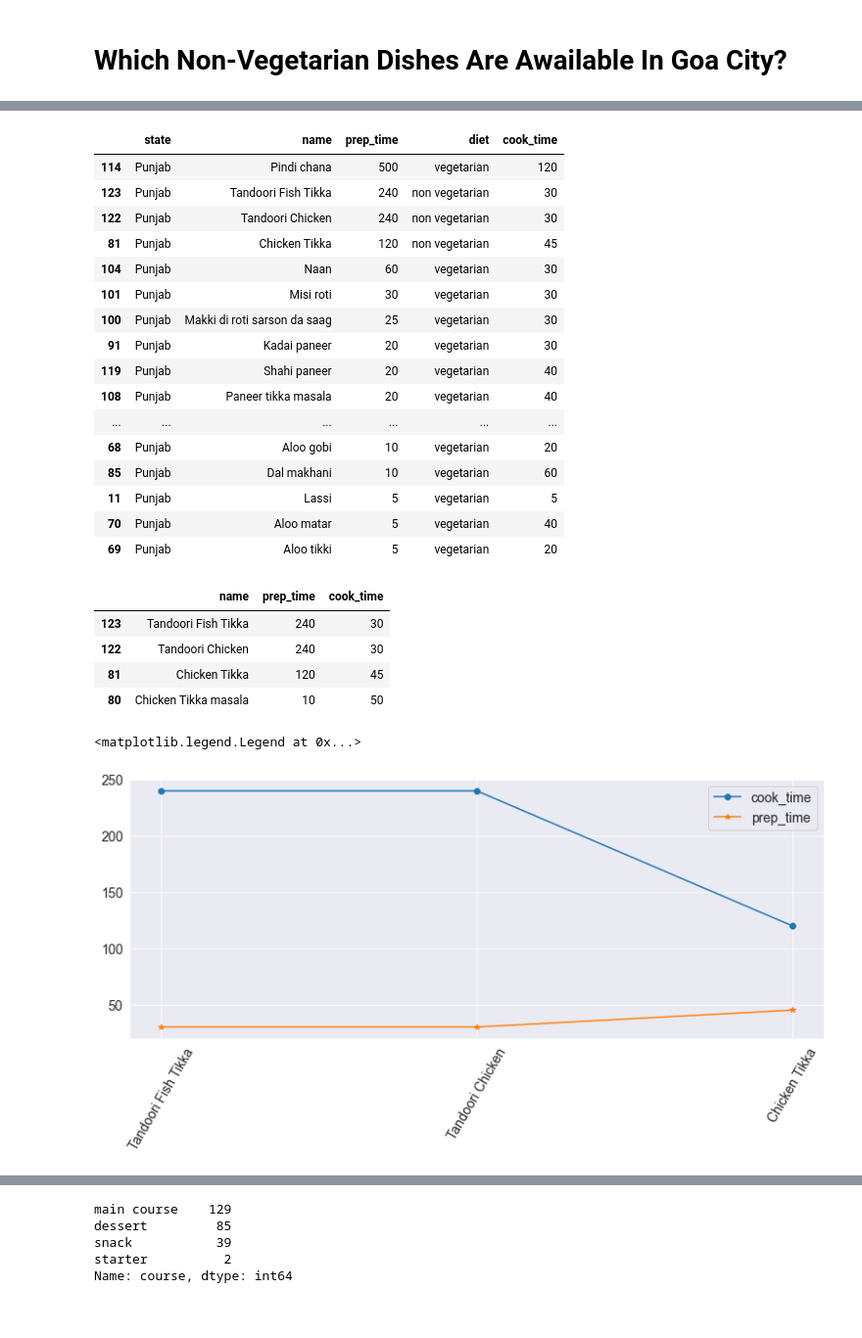
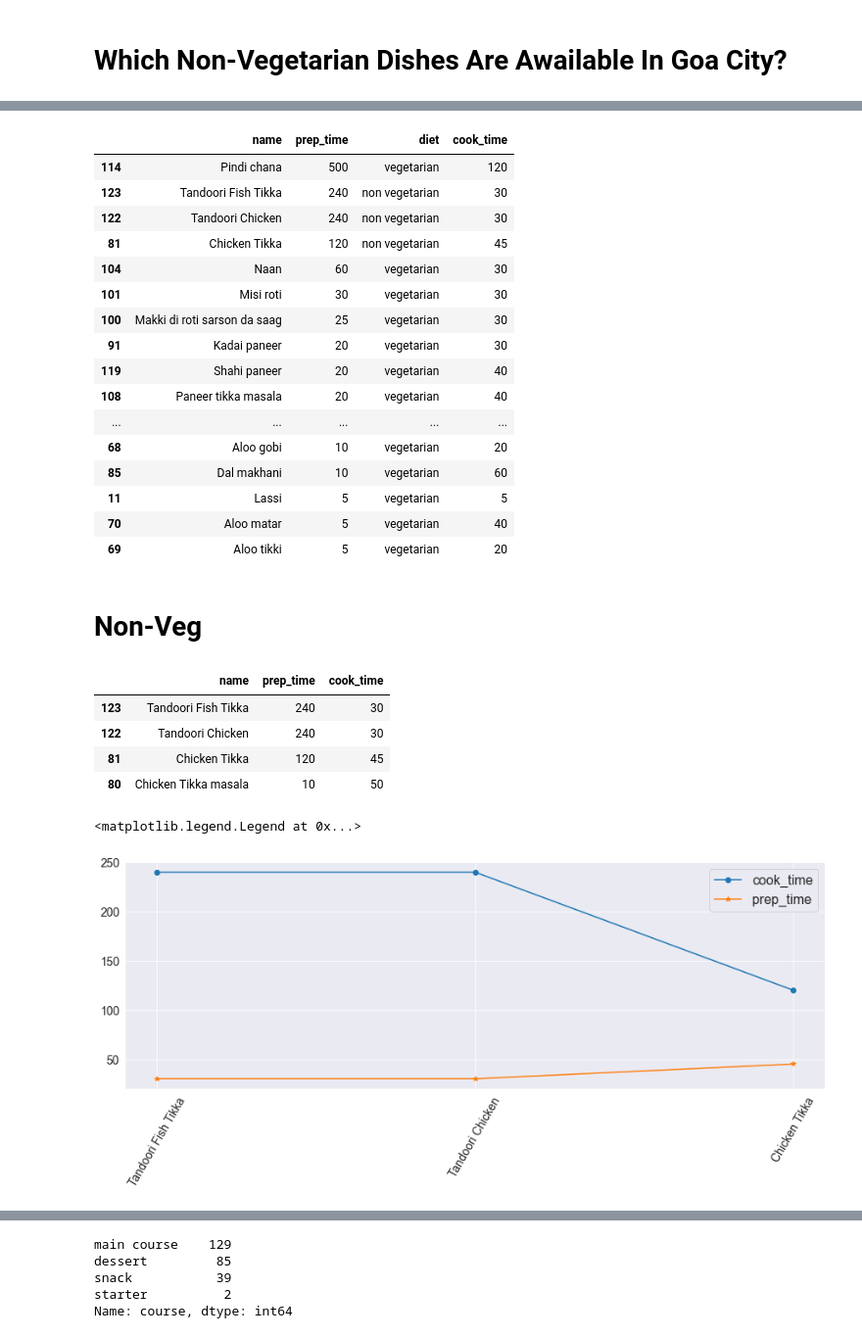
Before and after one commit to Arpan-tech-create/Exploratory_Data_Analysis, a Jupyter notebook: FOOD.ipynb, the cells around one changed output, grey strips where cells are left out. Shown at 98% size. Drawn from its saved outputs; the diff is of its cells as text; code cells hidden in the pictures.

```diff
--- a/FOOD.ipynb
+++ b/FOOD.ipynb
@@ -128,28 +122,30 @@ plt.plot(Name11,time)
 # %%
-cit=read1[['state','name','prep_time','diet','cook_time']]
+cit=read1[['name','prep_time','diet','cook_time']]
 cit_df=read1.state=='Punjab'
 # %%
 pun=cit[cit_df]
 pun_df=pun.sort_values(by=['prep_time'],ascending=False)
 pun_df
 # %% [output]
-|  | state | name | prep_time | diet | cook_time |
-| 114 | Punjab | Pindi chana | 500 | vegetarian | 120 |
-| 123 | Punjab | Tandoori Fish Tikka | 240 | non vegetarian | 30 |
-| 122 | Punjab | Tandoori Chicken | 240 | non vegetarian | 30 |
-| 81 | Punjab | Chicken Tikka | 120 | non vegetarian | 45 |
-| 104 | Punjab | Naan | 60 | vegetarian | 30 |
-| 101 | Punjab | Misi roti | 30 | vegetarian | 30 |
-| 100 | Punjab | Makki di roti sarson da saag | 25 | vegetarian | 30 |
-| 91 | Punjab | Kadai paneer | 20 | vegetarian | 30 |
-| 119 | Punjab | Shahi paneer | 20 | vegetarian | 40 |
-| 108 | Punjab | Paneer tikka masala | 20 | vegetarian | 40 |
-| ... | ... | ... | ... | ... | ... |
-| 68 | Punjab | Aloo gobi | 10 | vegetarian | 20 |
-| 85 | Punjab | Dal makhani | 10 | vegetarian | 60 |
-| 11 | Punjab | Lassi | 5 | vegetarian | 5 |
-| 70 | Punjab | Aloo matar | 5 | vegetarian | 40 |
-| 69 | Punjab | Aloo tikki | 5 | vegetarian | 20 |
+|  | name | prep_time | diet | cook_time |
+| 114 | Pindi chana | 500 | vegetarian | 120 |
+| 123 | Tandoori Fish Tikka | 240 | non vegetarian | 30 |
+| 122 | Tandoori Chicken | 240 | non vegetarian | 30 |
+| 81 | Chicken Tikka | 120 | non vegetarian | 45 |
+| 104 | Naan | 60 | vegetarian | 30 |
+| 101 | Misi roti | 30 | vegetarian | 30 |
+| 100 | Makki di roti sarson da saag | 25 | vegetarian | 30 |
+| 91 | Kadai paneer | 20 | vegetarian | 30 |
+| 119 | Shahi paneer | 20 | vegetarian | 40 |
+| 108 | Paneer tikka masala | 20 | vegetarian | 40 |
+| ... | ... | ... | ... | ... |
+| 68 | Aloo gobi | 10 | vegetarian | 20 |
+| 85 | Dal makhani | 10 | vegetarian | 60 |
+| 11 | Lassi | 5 | vegetarian | 5 |
+| 70 | Aloo matar | 5 | vegetarian | 40 |
+| 69 | Aloo tikki | 5 | vegetarian | 20 |
+# %% [markdown]
+# Non-Veg
 # %%
 new_df=pun_df[['name','prep_time','cook_time']]
 now=pun_df.diet=='non vegetarian'
@@ -168,12 +164,12 @@ Name=nonveg_df.name
 time1=nonveg_df.prep_time
 time2=nonveg_df.cook_time
 # %%
-plt.figure(figsize=(13,5))
+plt.figure(figsize=(15,5))
 plt.xticks(rotation=60)
 plt.plot(Name,time1,marker='o')
 plt.plot(Name,time2,marker='*')
-plt.legend(['cook_time','prep_time'])
+plt.legend(['cook_time','prep_time'],fontsize=16)
 # %% [output]
 <matplotlib.legend.Legend at 0x...>
-[figure, old version]
+[figure, new version]
 # %% [markdown]
```
Also changed, not shown: parts of 14 cells of this notebook.
